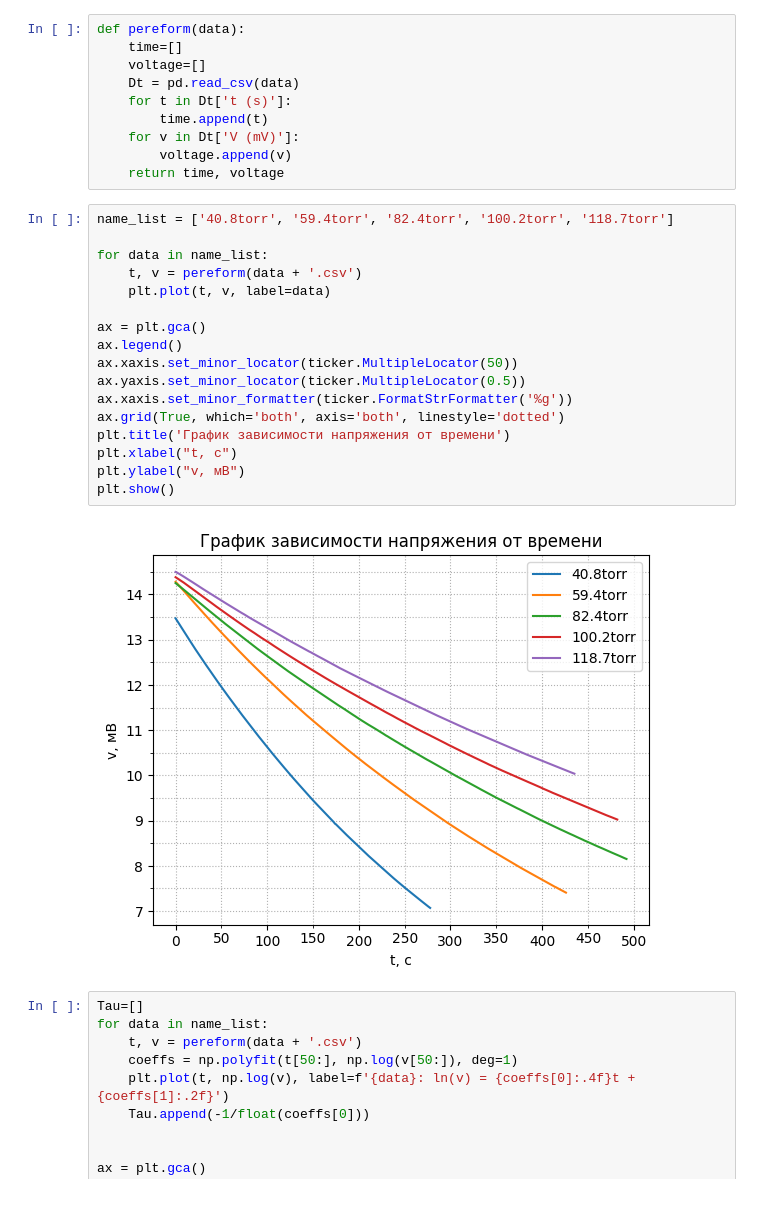
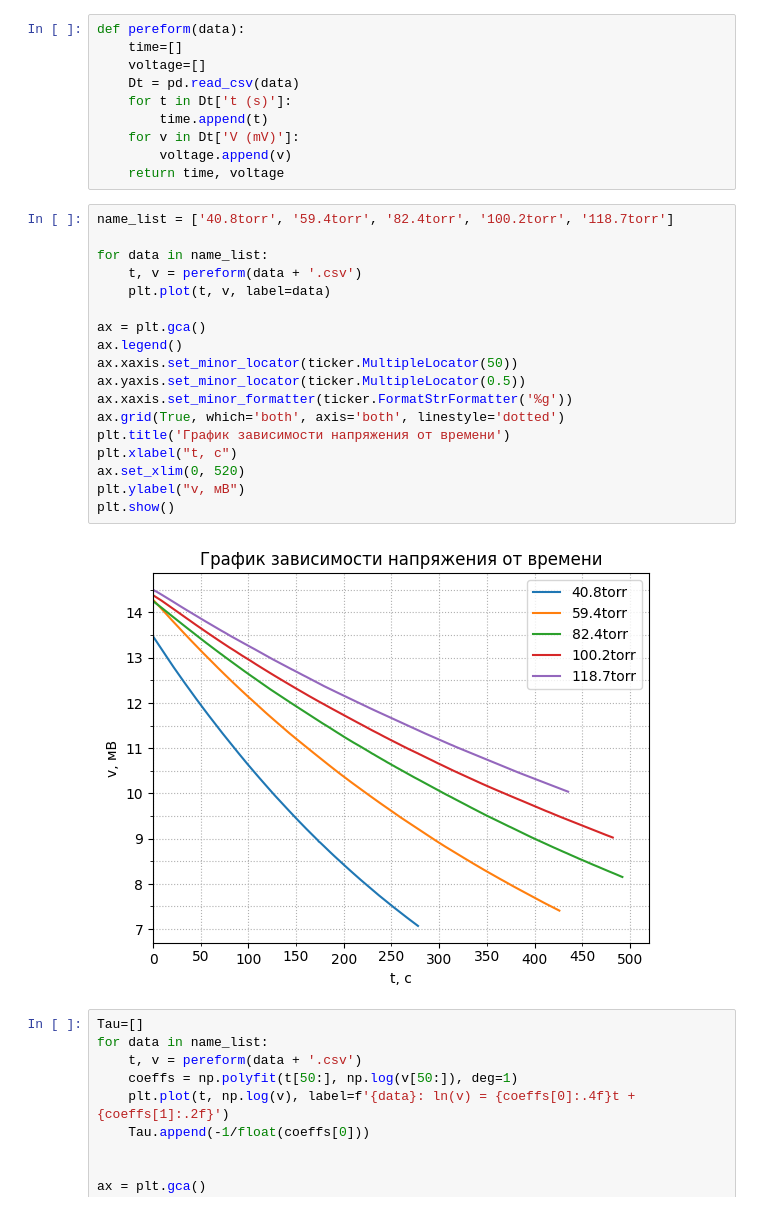
Before and after one commit to airavil/ObshePhis-Labs, a Jupyter notebook: Термодинамика/2.2.1/obrabotka.ipynb, the cells around one changed output. Saved outputs shown, nothing was run; the diff lists cells and outputs as text.

```diff
--- a/Термодинамика/2.2.1/obrabotka.ipynb
+++ b/Термодинамика/2.2.1/obrabotka.ipynb
@@ -16,22 +16,23 @@ def pereform(data):
 # %%
 name_list = ['40.8torr', '59.4torr', '82.4torr', '100.2torr', '118.7torr']
 
 for data in name_list:
     t, v = pereform(data + '.csv')
     plt.plot(t, v, label=data)
 
 ax = plt.gca()
 ax.legend()
 ax.xaxis.set_minor_locator(ticker.MultipleLocator(50))
 ax.yaxis.set_minor_locator(ticker.MultipleLocator(0.5))
 ax.xaxis.set_minor_formatter(ticker.FormatStrFormatter('%g'))
 ax.grid(True, which='both', axis='both', linestyle='dotted')
 plt.title('График зависимости напряжения от времени')
 plt.xlabel("t, с")
+ax.set_xlim(0, 520)
 plt.ylabel("v, мВ")
 plt.show()
 # %% [output]
-[figure, old version]
+[figure, new version]
 # %%
 Tau=[]
 for data in name_list:
```
